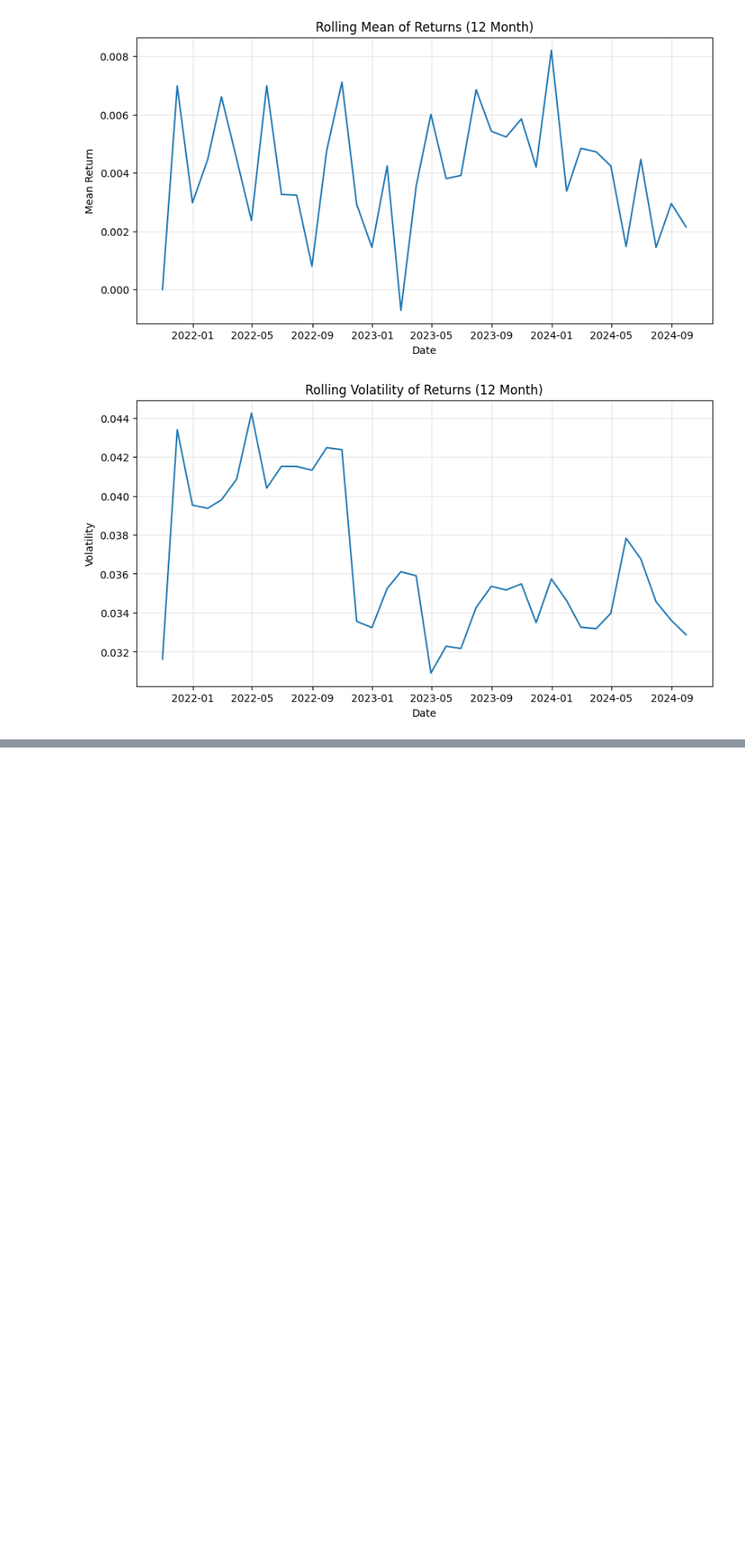
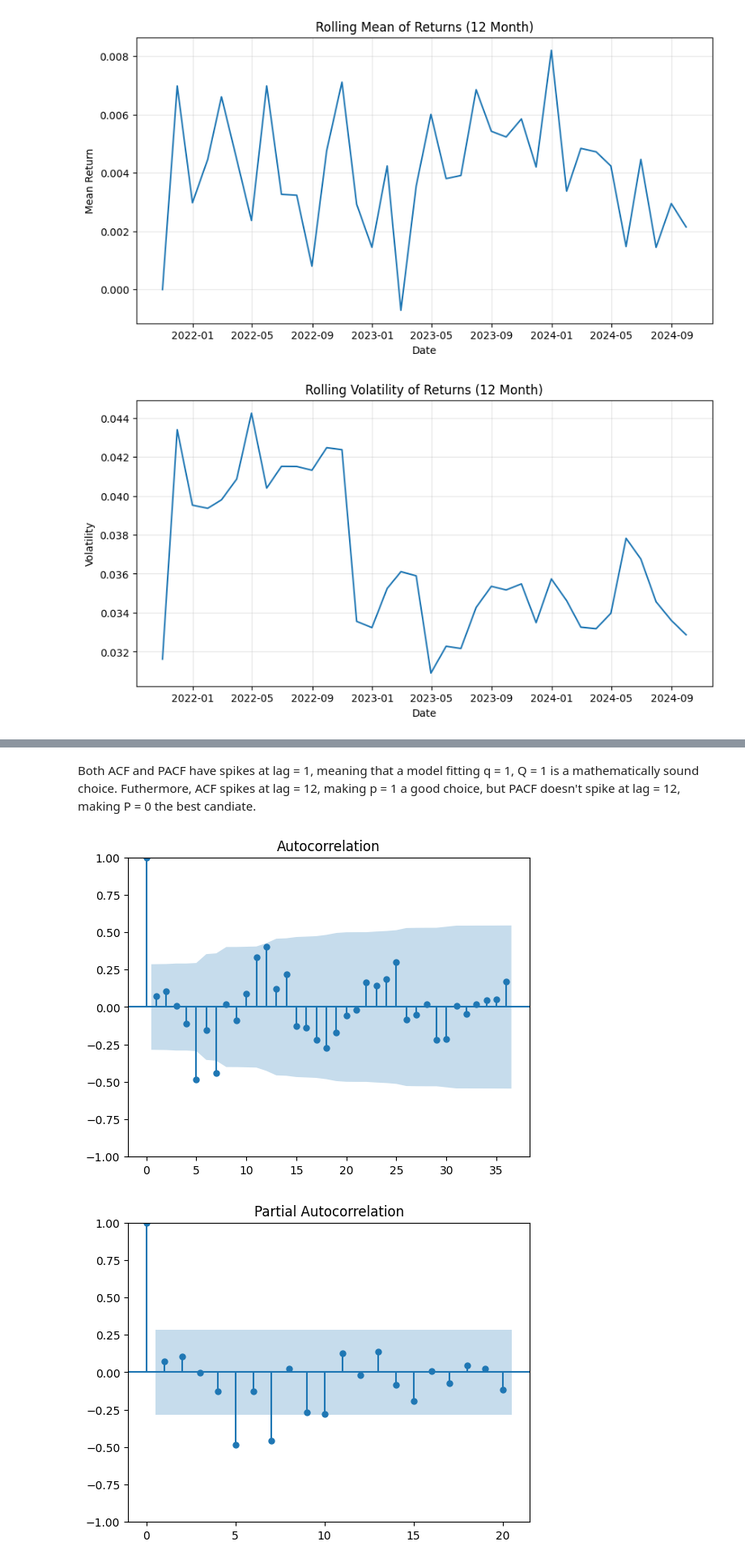
Before and after one commit to m4rthaswur1d/jpm-quant-research-sim, a Jupyter notebook: task1_price_analysis/task1_analysis.ipynb, the cells around one changed output, grey strips where cells are left out. Shown at 81% size. Drawn from its saved outputs; the diff is of its cells as text; code cells hidden in the pictures; blank space fills up the shorter version.

```diff
--- a/task1_price_analysis/task1_analysis.ipynb
+++ b/task1_price_analysis/task1_analysis.ipynb
@@ -81,0 +119,8 @@ plot_rolling_volatility(df)
+# %% [markdown]
+Both ACF and PACF have spikes at lag = 1, meaning that a model fitting q = 1, Q = 1 is a mathematically sound choice. Futhermore, ACF spikes at lag = 12, making p = 1 a good choice, but PACF doesn't spike at lag = 12, making P = 0 the best candiate.
+# %%
+plot_acf(diffed.dropna(), lags=36)
+plot_pacf(diffed.dropna(), lags=20);
+# %% [output]
+[figure, added]
+[figure, added]
```
Also changed, not shown: parts of 9 cells of this notebook, 1 other file.
